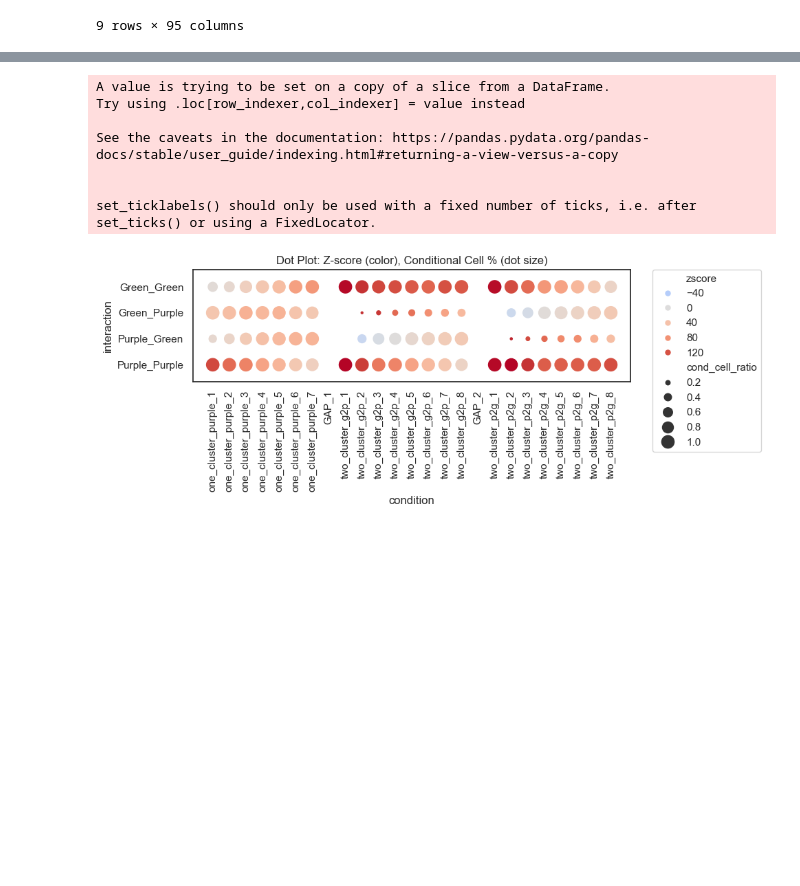
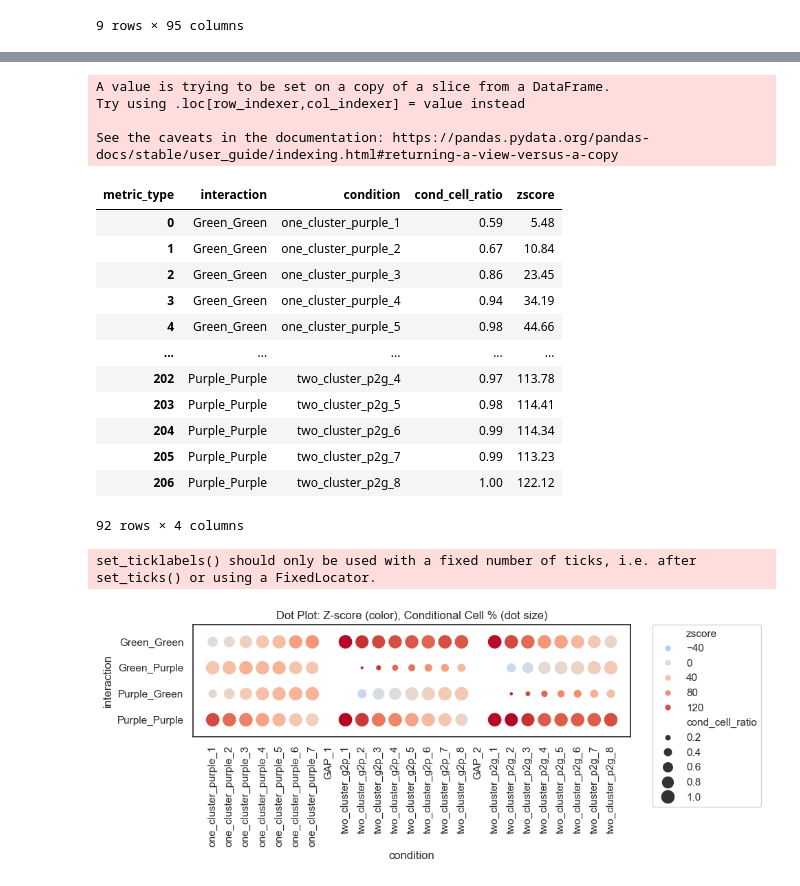
Before and after one commit to SchapiroLabor/NEP_scimap, a Jupyter notebook: notebooks/simulated_data/COZI_scimap_simulated_data_spasim.ipynb, the cells around one changed output, grey strips where cells are left out. Saved outputs shown, nothing was run; the diff lists cells and outputs as text; code cells hidden in the pictures; blank space fills up the shorter version.

```diff
--- a/notebooks/simulated_data/COZI_scimap_simulated_data_spasim.ipynb
+++ b/notebooks/simulated_data/COZI_scimap_simulated_data_spasim.ipynb
@@ -331 +372,32 @@ save_df_filtered
 92 rows × 4 columns
+# %%
+# Make sure 'condition' is categorical with an explicit order
+conditions = list(save_df_filtered['condition'].unique())
+
+# Insert visual gap labels after index 6 and 15
+conditions.insert(7, 'GAP_1')
+conditions.insert(16, 'GAP_2')  # 17 because list is now longer by 1
+
+# Set the new order
+save_df_filtered['condition'] = pd.Categorical(save_df_filtered['condition'],
+                                               categories=conditions,
+                                               ordered=True)
+save_df_filtered
+# %% [output]
+A value is trying to be set on a copy of a slice from a DataFrame.
+Try using .loc[row_indexer,col_indexer] = value instead
+
+See the caveats in the documentation: https://pandas.pydata.org/pandas-docs/stable/user_guide/indexing.html#returning-a-view-versus-a-copy
+| metric_type | interaction | condition | cond_cell_ratio | zscore |
+| 0 | Green_Green | one_cluster_purple_1 | 0.59 | 5.48 |
+| 1 | Green_Green | one_cluster_purple_2 | 0.67 | 10.84 |
+| 2 | Green_Green | one_cluster_purple_3 | 0.86 | 23.45 |
+| 3 | Green_Green | one_cluster_purple_4 | 0.94 | 34.19 |
+| 4 | Green_Green | one_cluster_purple_5 | 0.98 | 44.66 |
+| ... | ... | ... | ... | ... |
+| 202 | Purple_Purple | two_cluster_p2g_4 | 0.97 | 113.78 |
+| 203 | Purple_Purple | two_cluster_p2g_5 | 0.98 | 114.41 |
+| 204 | Purple_Purple | two_cluster_p2g_6 | 0.99 | 114.34 |
+| 205 | Purple_Purple | two_cluster_p2g_7 | 0.99 | 113.23 |
+| 206 | Purple_Purple | two_cluster_p2g_8 | 1.00 | 122.12 |
+92 rows × 4 columns
@@ -332,13 +407,5 @@ save_df_filtered
 # %%
-# Make sure 'condition' is categorical with an explicit order
-conditions = list(save_df_filtered['condition'].unique())
 
-# Insert visual gap labels after index 6 and 15
-conditions.insert(7, 'GAP_1')
-conditions.insert(16, 'GAP_2')  # 17 because list is now longer by 1
-
-# Set the new order
-save_df_filtered['condition'] = pd.Categorical(save_df_filtered['condition'], categories=conditions, ordered=True)
 
 # Plot (unchanged code, but will now have gaps)
 from matplotlib.colors import TwoSlopeNorm
@@ -370,15 +437,9 @@ plt.legend(bbox_to_anchor=(1.05, 1), loc=2, borderaxespad=0.)
 plt.title('Dot Plot: Z-score (color), Conditional Cell % (dot size)')
 plt.tight_layout()
 
-plt.savefig(f"{path_to_csv}results_twocluster_cozi.svg", format="svg", dpi=300, bbox_inches="tight")
+plt.savefig(f"{path_to_csv}results_twocluster_cozi_finalsub.svg", format="svg", dpi=300, bbox_inches="tight")
 plt.show()
 plt.close()
 # %% [output]
-A value is trying to be set on a copy of a slice from a DataFrame.
-Try using .loc[row_indexer,col_indexer] = value instead
-
-See the caveats in the documentation: https://pandas.pydata.org/pandas-docs/stable/user_guide/indexing.html#returning-a-view-versus-a-copy
-
-
 set_ticklabels() should only be used with a fixed number of ticks, i.e. after set_ticks() or using a FixedLocator.
 [figure]
```
Also changed, not shown: parts of 11 cells of this notebook, 1 other file.
